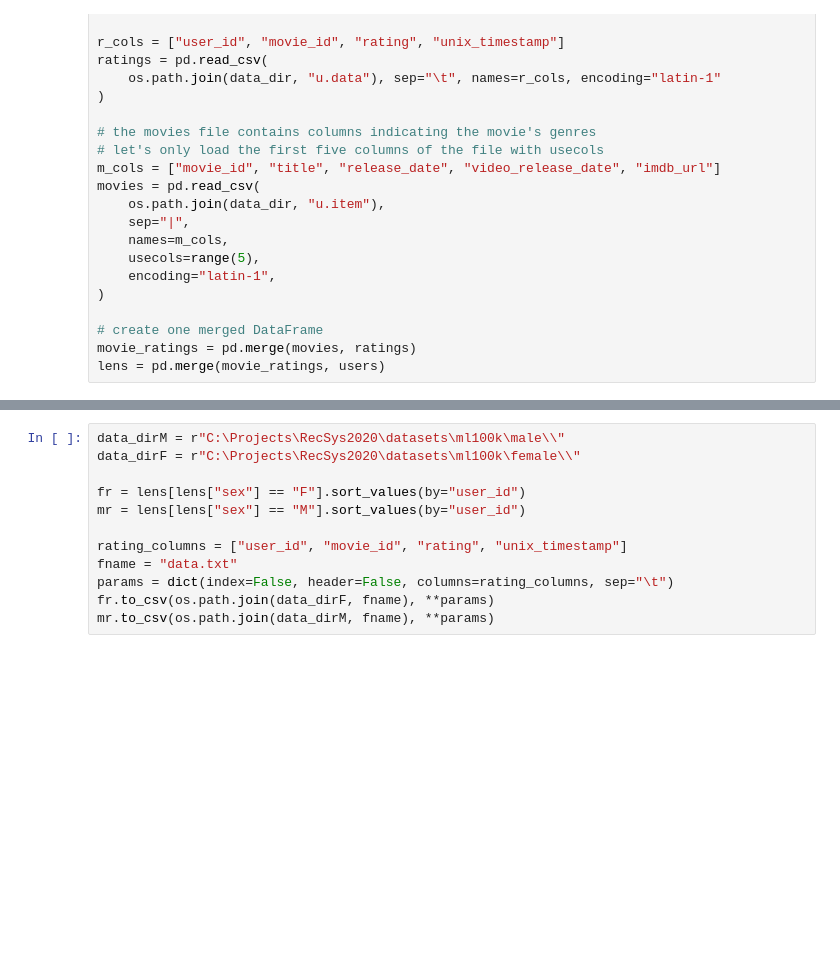
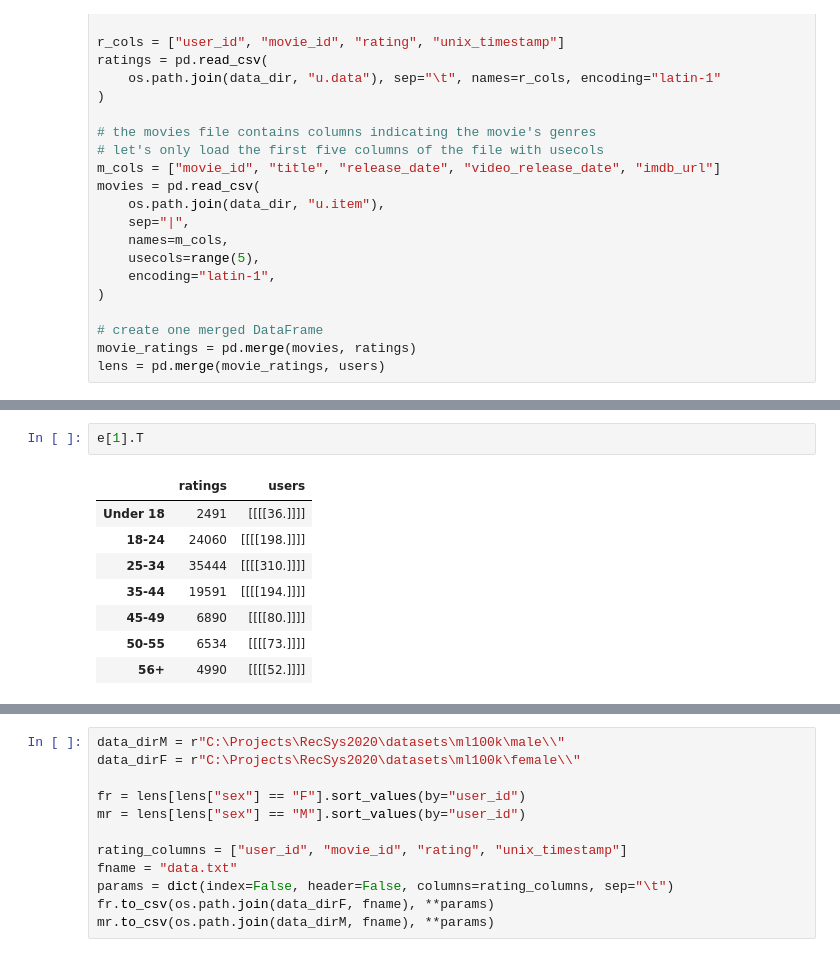
Before and after one commit to PavelA85/RecSys2020, a Jupyter notebook: ml-100k.hax.ipynb, the cells around one changed output, grey strips where cells are left out. Saved outputs shown, nothing was run; the diff lists cells and outputs as text; blank space fills up the shorter version.

```diff
--- a/ml-100k.hax.ipynb
+++ b/ml-100k.hax.ipynb
@@ -178,0 +200,11 @@ lens = pd.merge(movie_ratings, users)
+# %%
+e[1].T
+# %% [output]
+|  | ratings | users |
+| Under 18 | 2491 | [[[[36.]]]] |
+| 18-24 | 24060 | [[[[198.]]]] |
+| 25-34 | 35444 | [[[[310.]]]] |
+| 35-44 | 19591 | [[[[194.]]]] |
+| 45-49 | 6890 | [[[[80.]]]] |
+| 50-55 | 6534 | [[[[73.]]]] |
+| 56+ | 4990 | [[[[52.]]]] |
```
Also changed, not shown: parts of 18 cells of this notebook, 10 other files.
